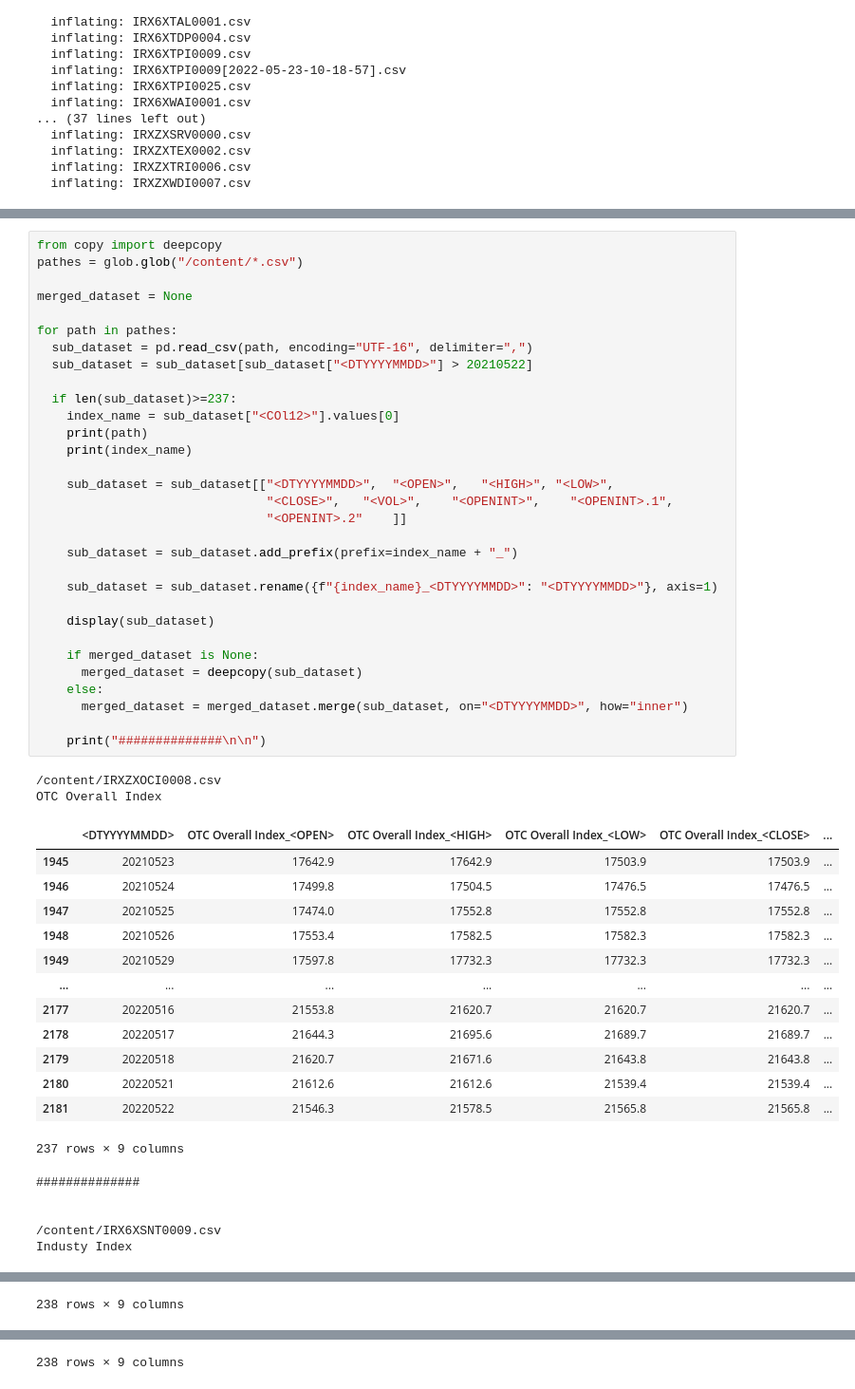
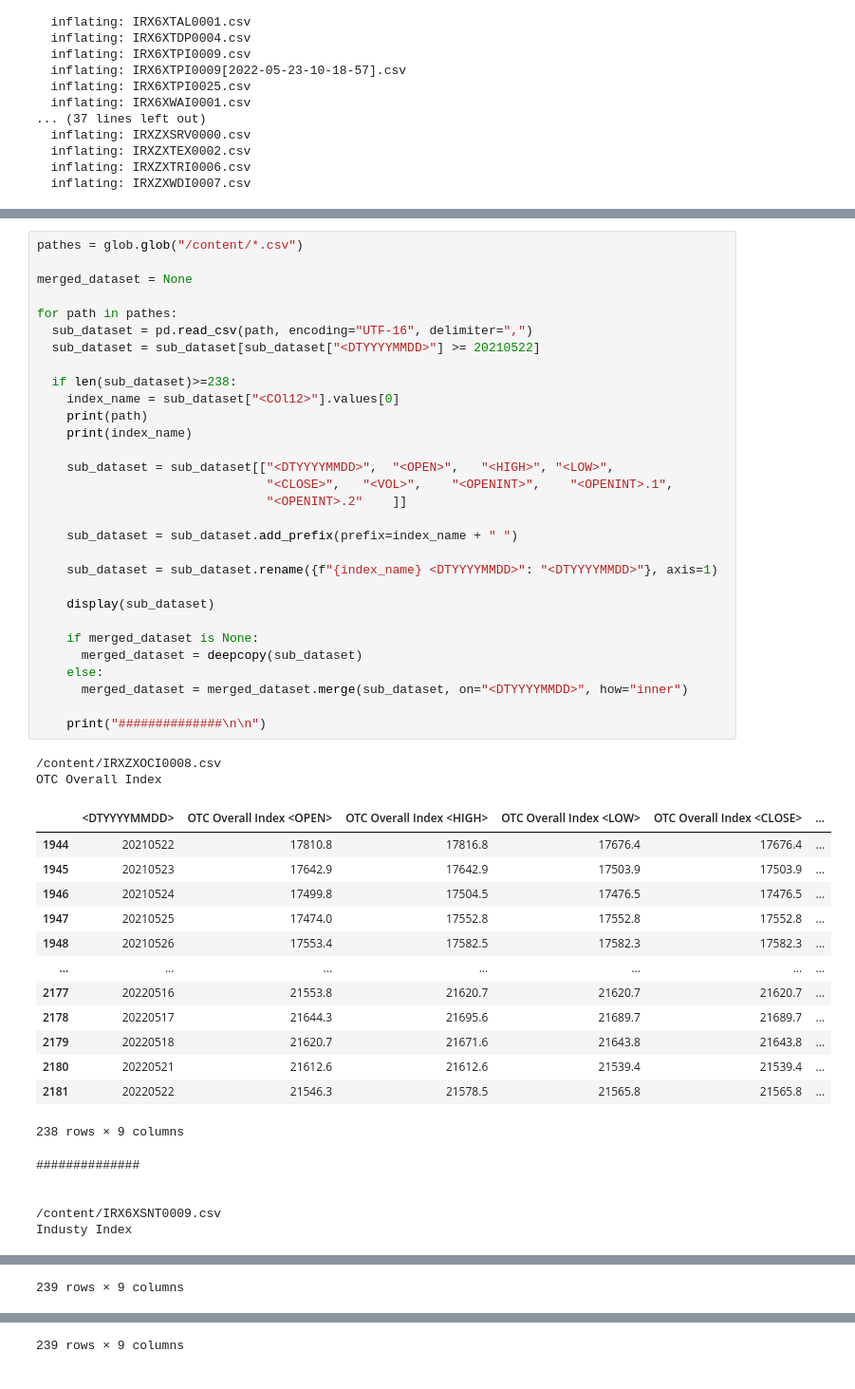
Before and after one commit to AUT-Student/NN-HW6, a Jupyter notebook: NN_HW6.ipynb, the cells around one changed output, grey strips where cells are left out. Shown: that part at 95% size. Cells and saved outputs as stored; diff of their text form.

Commit message:
Calculate class in dataset

```diff
--- a/NN_HW6.ipynb
+++ b/NN_HW6.ipynb
@@ -42,50 +47,49 @@ Archive:  /content/NN_HW6_Dataset.zip
 # %%
-from copy import deepcopy
 pathes = glob.glob("/content/*.csv")
 
 merged_dataset = None
 
 for path in pathes:
   sub_dataset = pd.read_csv(path, encoding="UTF-16", delimiter=",")
-  sub_dataset = sub_dataset[sub_dataset["<DTYYYYMMDD>"] > 20210522]
+  sub_dataset = sub_dataset[sub_dataset["<DTYYYYMMDD>"] >= 20210522]
 
-  if len(sub_dataset)>=237:
+  if len(sub_dataset)>=238:
     index_name = sub_dataset["<COl12>"].values[0]
     print(path)
     print(index_name)
 
     sub_dataset = sub_dataset[["<DTYYYYMMDD>",	"<OPEN>",	"<HIGH>", "<LOW>",
                                "<CLOSE>",	"<VOL>",	"<OPENINT>",	"<OPENINT>.1",
                                "<OPENINT>.2"	]]
 
-    sub_dataset = sub_dataset.add_prefix(prefix=index_name + "_")
+    sub_dataset = sub_dataset.add_prefix(prefix=index_name + " ")
 
-    sub_dataset = sub_dataset.rename({f"{index_name}_<DTYYYYMMDD>": "<DTYYYYMMDD>"}, axis=1)
+    sub_dataset = sub_dataset.rename({f"{index_name} <DTYYYYMMDD>": "<DTYYYYMMDD>"}, axis=1)
 
     display(sub_dataset)
 
     if merged_dataset is None:
       merged_dataset = deepcopy(sub_dataset)
     else:
       merged_dataset = merged_dataset.merge(sub_dataset, on="<DTYYYYMMDD>", how="inner")
 
     print("##############\n\n")
 # %% [output]
 /content/IRXZXOCI0008.csv
 OTC Overall Index
-|  | <DTYYYYMMDD> | OTC Overall Index_<OPEN> | OTC Overall Index_<HIGH> | OTC Overall Index_<LOW> | OTC Overall Index_<CLOSE> | ... |
+|  | <DTYYYYMMDD> | OTC Overall Index <OPEN> | OTC Overall Index <HIGH> | OTC Overall Index <LOW> | OTC Overall Index <CLOSE> | ... |
+| 1944 | 20210522 | 17810.8 | 17816.8 | 17676.4 | 17676.4 | ... |
 | 1945 | 20210523 | 17642.9 | 17642.9 | 17503.9 | 17503.9 | ... |
 | 1946 | 20210524 | 17499.8 | 17504.5 | 17476.5 | 17476.5 | ... |
 | 1947 | 20210525 | 17474.0 | 17552.8 | 17552.8 | 17552.8 | ... |
 | 1948 | 20210526 | 17553.4 | 17582.5 | 17582.3 | 17582.3 | ... |
-| 1949 | 20210529 | 17597.8 | 17732.3 | 17732.3 | 17732.3 | ... |
 | ... | ... | ... | ... | ... | ... | ... |
 | 2177 | 20220516 | 21553.8 | 21620.7 | 21620.7 | 21620.7 | ... |
 | 2178 | 20220517 | 21644.3 | 21695.6 | 21689.7 | 21689.7 | ... |
 | 2179 | 20220518 | 21620.7 | 21671.6 | 21643.8 | 21643.8 | ... |
 | 2180 | 20220521 | 21612.6 | 21612.6 | 21539.4 | 21539.4 | ... |
 | 2181 | 20220522 | 21546.3 | 21578.5 | 21565.8 | 21565.8 | ... |
-237 rows × 9 columns
+238 rows × 9 columns
 ##############
 
 
@@ -103,7 +107,7 @@ Industy Index
 | 3243 | 20220518 | 1494950.0 | 1494950.0 | 1487150.0 | 1487150.0 | ... |
 | 3244 | 20220521 | 1478060.0 | 1478060.0 | 1469790.0 | 1469790.0 | ... |
 | 3245 | 20220522 | 1470750.0 | 1472510.0 | 1472450.0 | 1472450.0 | ... |
-238 rows × 9 columns
+239 rows × 9 columns
 ##############
 
 
@@ -121,7 +125,7 @@ Free Float Index
 | 3108 | 20220518 | 2036670.0 | 2036670.0 | 2021360.0 | 2021360.0 | ... |
 | 3109 | 20220521 | 2016250.0 | 2016250.0 | 2006790.0 | 2006790.0 | ... |
 | 3110 | 20220522 | 2007140.0 | 2010340.0 | 2009140.0 | 2009140.0 | ... |
-238 rows × 9 columns
+239 rows × 9 columns
 ##############
 
 
```
Also changed, not shown: parts of 10 cells of this notebook.
